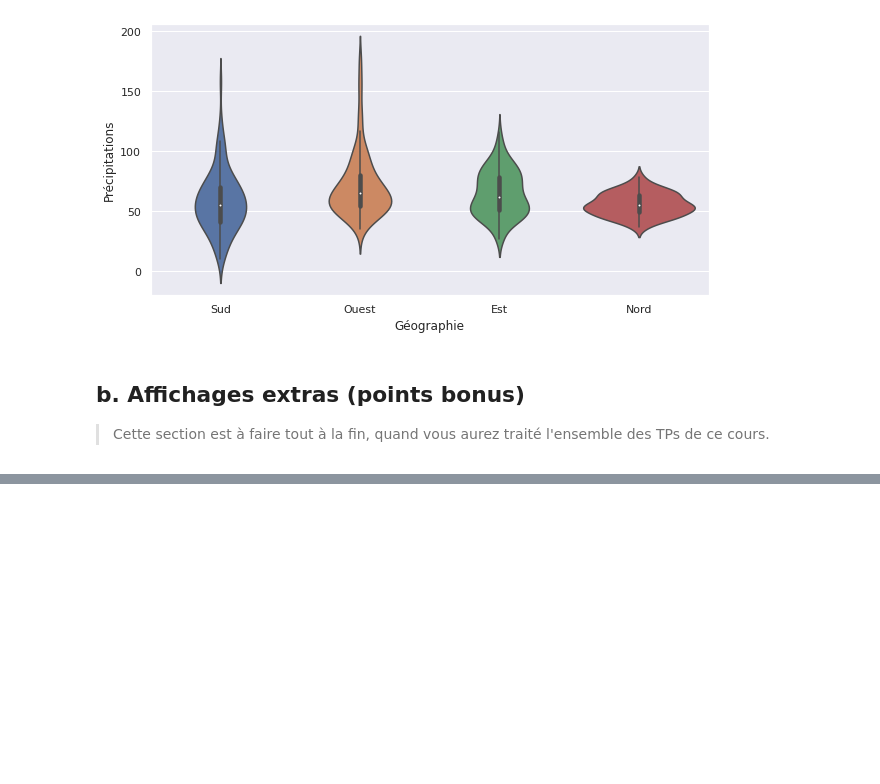
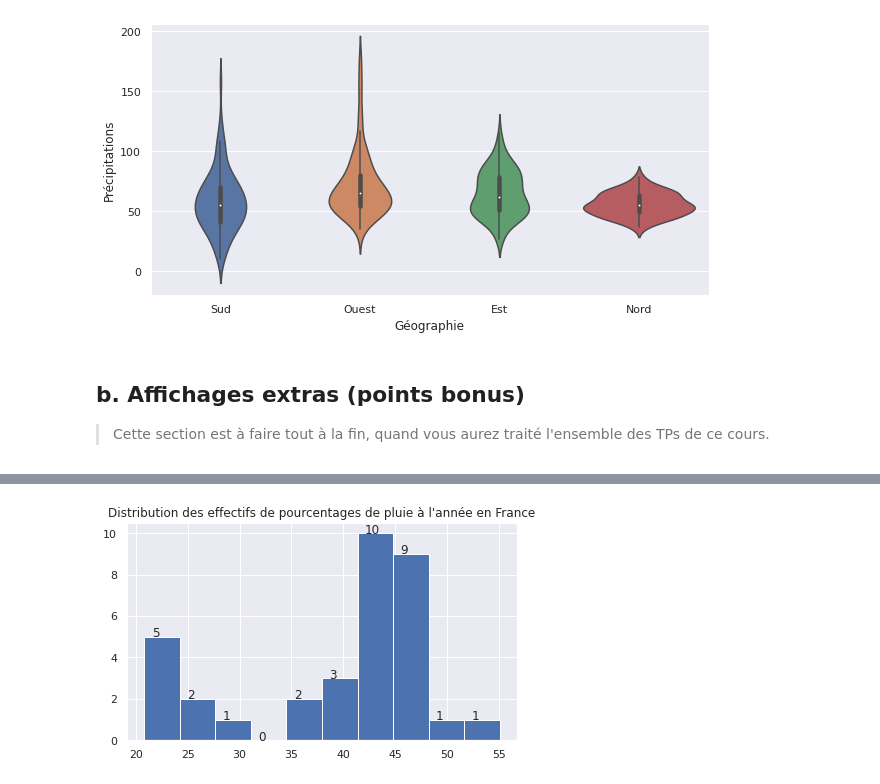
Before and after one commit to Alexandre0702/TP-Analyse-multidimentionnelle, a Jupyter notebook: TP1_pandas.ipynb, the cells around one changed output, grey strips where cells are left out. Cells and saved outputs as stored; diff of their text form; code cells hidden in the pictures; blank space fills up the shorter version.

Commit message:
Fin exercice Bonus

```diff
--- a/TP1_pandas.ipynb
+++ b/TP1_pandas.ipynb
@@ -488,0 +486,19 @@ import numpy as np
+# %%
+import matplotlib.pyplot as plt
+import numpy as np
+
+#J'ai besoin de voir la distribution des pourcentages pour délimiter le bon découpage en catégories
+#pour le visuel suivant
+
+#Initialisation de la figure et création de l'histogramme
+plt.figure(figsize=(7,4))
+counts, bins, _ = plt.hist((data_bonus['Nombre annuel de jours de pluie']/365.0)*100)
+
+#Rajout des effectifs on top
+for n, b in zip(counts, bins):
+        plt.gca().text(b + 0.7, n, str(int(n)))
+
+plt.title('Distribution des effectifs de pourcentages de pluie à l\'année en France')
+plt.show()
+# %% [output]
+[figure, added]
```
Also changed, not shown: parts of 4 cells of this notebook.
